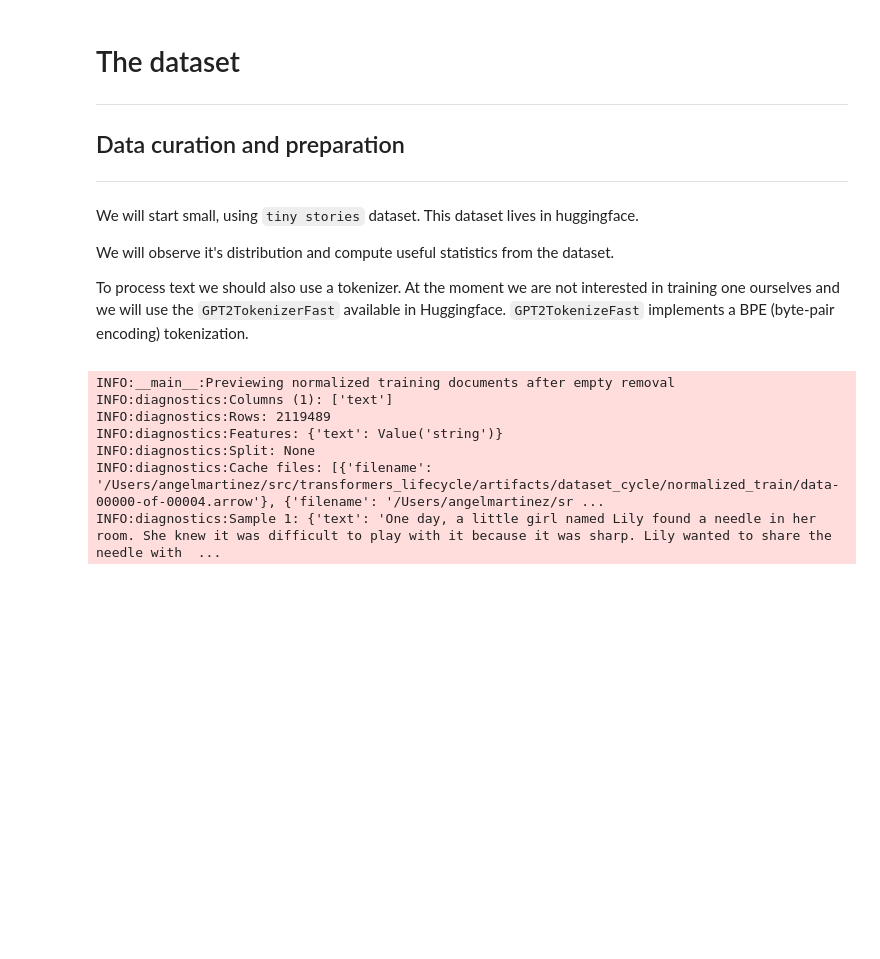
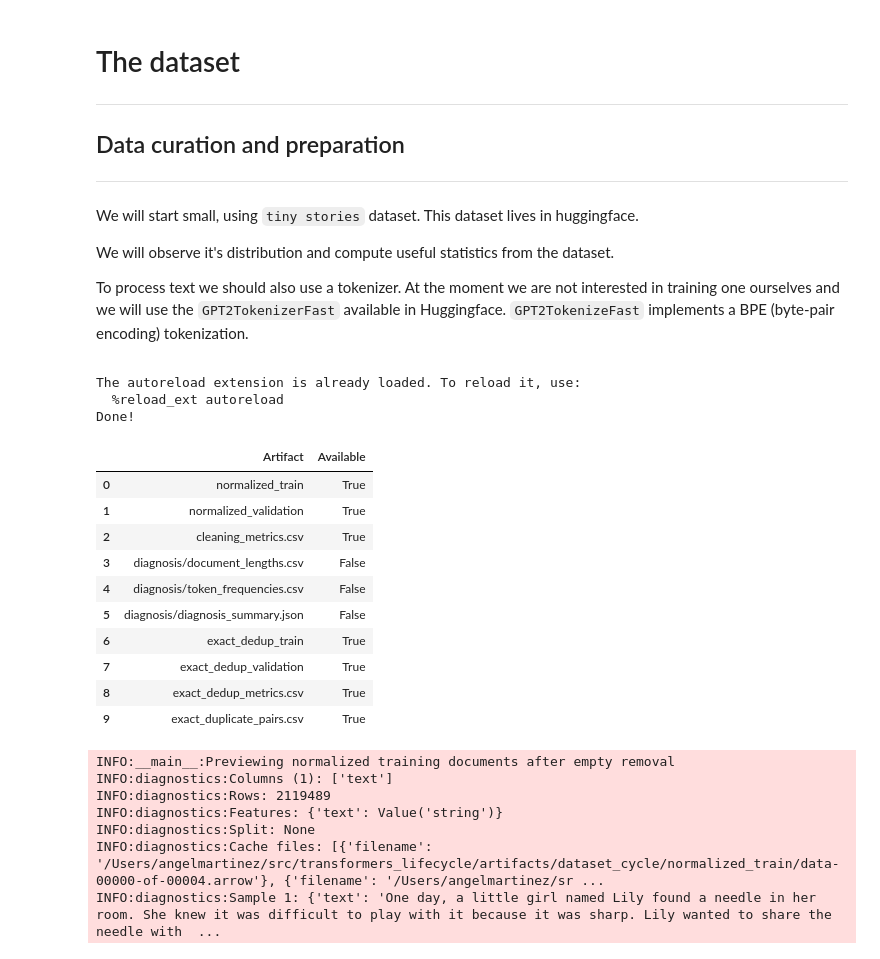
Before and after one commit to legan78/transformers_lifecycle, a Jupyter notebook: notebooks/dataset_cycle.ipynb, the cells around one changed output. Drawn from its saved outputs; the diff is of its cells as text; code cells hidden in the pictures; blank space fills up the shorter version.

```diff
--- a/notebooks/dataset_cycle.ipynb
+++ b/notebooks/dataset_cycle.ipynb
@@ -81,7 +81,8 @@ logging.getLogger('httpcore').setLevel(logging.ERROR)
 _LOGGER = logging.getLogger(__name__)
 
 data_path = project_root / 'datasets'
-artifacts_path = project_root / 'artifacts' / 'dataset_cycle'
+# artifacts_path = project_root / 'artifacts' / 'dataset_cycle'
+artifacts_path = Path('/home/angel/src/transformers_lifecycle/artifacts/dataset_cycle')
 
 # Run all saved-artifact stages from a terminal:
 # python scripts/run_dataset_pipeline.py --config configs/dataset_cycle.json
@@ -121,22 +122,38 @@ valid_normalizer = data_cycle.TextNormalizer(
 )
 
 print('Done!')
+# %% [output]
+The autoreload extension is already loaded. To reload it, use:
+  %reload_ext autoreload
+Done!
 # %%
 # Check only the artifacts required for inspection through exact deduplication.
 required_artifacts = [
     'normalized_train', 'normalized_validation', 'cleaning_metrics.csv',
     'diagnosis/document_lengths.csv', 'diagnosis/token_frequencies.csv',
     'diagnosis/diagnosis_summary.json', 'exact_dedup_train',
     'exact_dedup_validation', 'exact_dedup_metrics.csv', 'exact_duplicate_pairs.csv',
 ]
 artifact_status = pd.DataFrame({
     'Artifact': required_artifacts,
     'Available': [(artifacts_path / name).exists() for name in required_artifacts],
 })
 display(artifact_status)
 missing_artifacts = artifact_status.loc[~artifact_status['Available'], 'Artifact'].tolist()
-if missing_artifacts:
-    raise FileNotFoundError('Missing saved artifacts: ' + ', '.join(missing_artifacts))
+#if missing_artifacts:
+#    raise FileNotFoundError('Missing saved artifacts: ' + ', '.join(missing_artifacts))
+# %% [output]
+|  | Artifact | Available |
+| 0 | normalized_train | True |
+| 1 | normalized_validation | True |
+| 2 | cleaning_metrics.csv | True |
+| 3 | diagnosis/document_lengths.csv | False |
+| 4 | diagnosis/token_frequencies.csv | False |
+| 5 | diagnosis/diagnosis_summary.json | False |
+| 6 | exact_dedup_train | True |
+| 7 | exact_dedup_validation | True |
+| 8 | exact_dedup_metrics.csv | True |
+| 9 | exact_duplicate_pairs.csv | True |
 # %%
 # Load saved normalized, nonempty stories; no raw-dataset download is needed.
 stories_train_dataset = load_from_disk(str(artifacts_path / 'normalized_train'))
```
Also changed, not shown: parts of 6 cells of this notebook, 1 other file.
